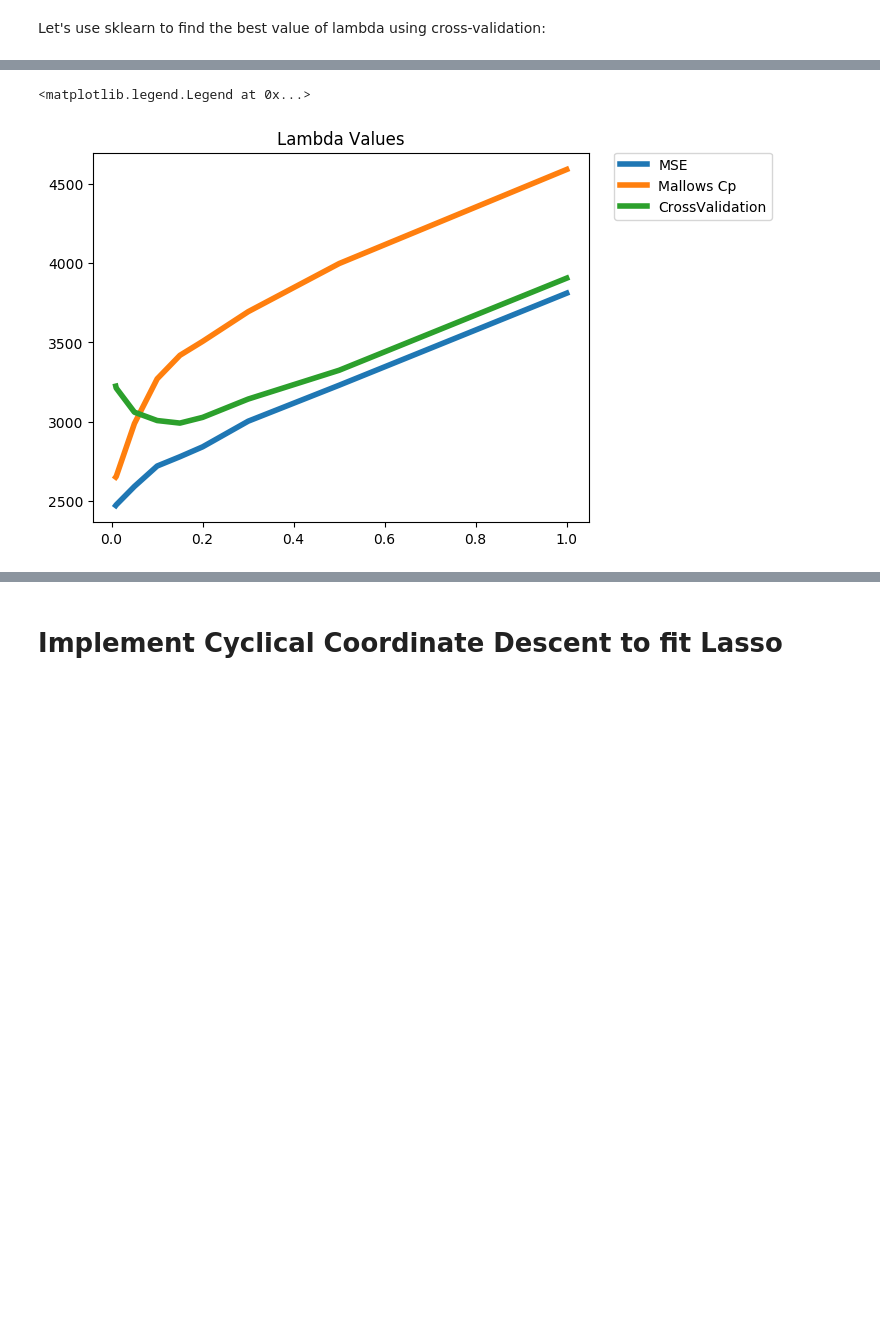
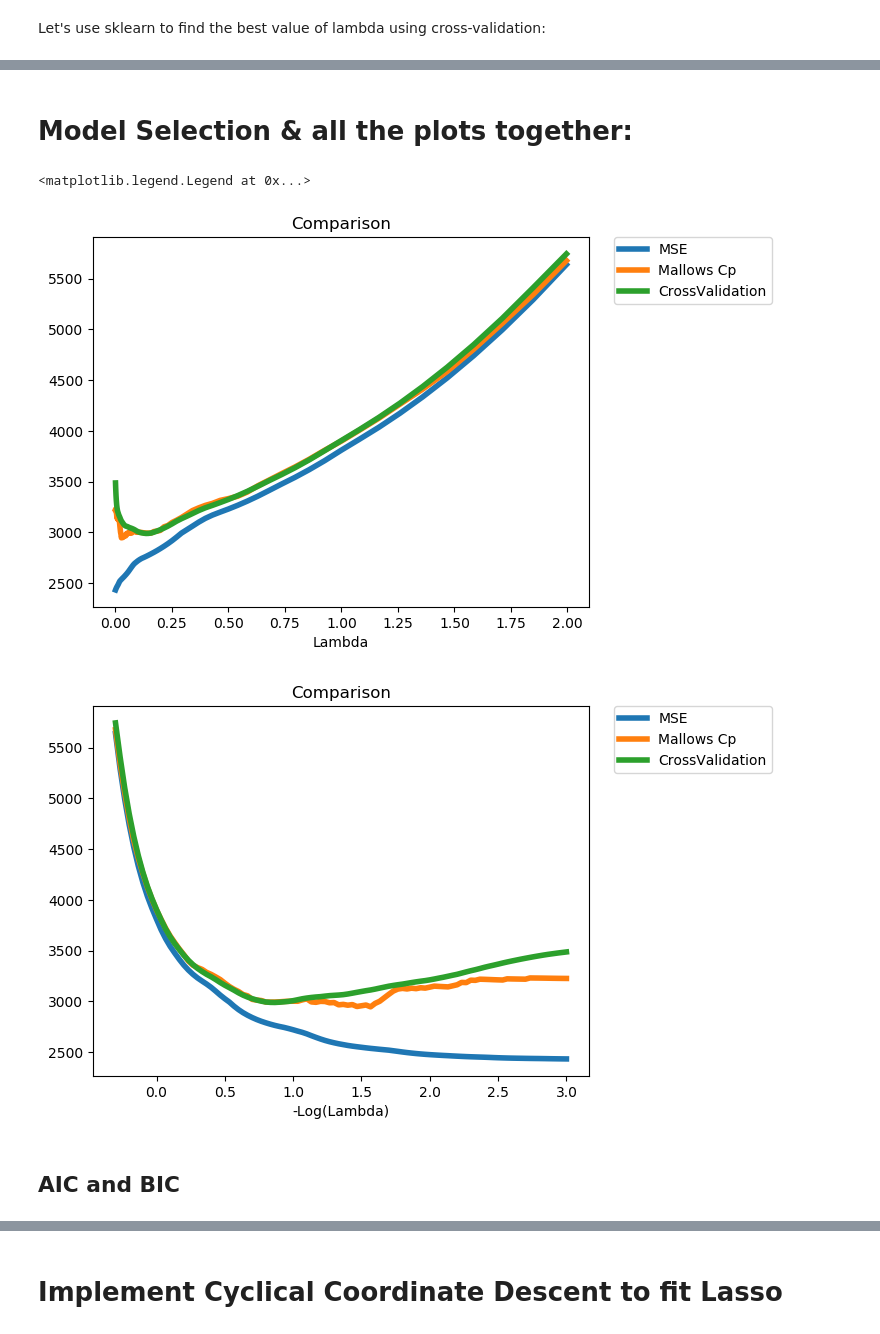
Before and after one commit to anvaribs/SDS385, a Jupyter notebook: exercises/exercises05/sparsity_notebook.ipynb, the cells around one changed output, grey strips where cells are left out. Saved outputs shown, nothing was run; the diff lists cells and outputs as text; code cells hidden in the pictures; blank space fills up the shorter version.

```diff
--- a/exercises/exercises05/sparsity_notebook.ipynb
+++ b/exercises/exercises05/sparsity_notebook.ipynb
@@ -503,7 +539,9 @@ def crossValLasso(X, y, lambdaval , fold = 10):
 # %%
 ## Test Cross Validation
 
-testLambdas = [9e-3, 1e-2, 5e-2, 0.1, 0.15, 0.2, 0.3, 0.5, 1, 1.2, 1.5, 2.]
+# testLambdas = [9e-3, 1e-2, 5e-2, 0.1, 0.15, 0.2, 0.3, 0.5, 1, 1.2, 1.5, 2.]
+testLambdas = np.logspace(-3, 0.3, 100).tolist()
+
 testLambdas.reverse()
 moose = []
 
@@ -643,5 +661,10 @@ quite substantially.
 # %%
 X, Y = load_data()
+X, norms = normalize_features(X)
+testLambdas = np.logspace(-3, 0.3, 100).tolist()
+
+
+
 mse = []
 
 for a in testLambdas:
@@ -652,7 +675,7 @@ for a in testLambdas:
     thismse = norm(diff)**2/ np.size(diff)
     mse.append(thismse)
 
-plt.plot(testLambdas, mse, linewidth=4.0)
-plt.xlabel("Lambda")
-plt.ylabel("Mean Squared Error")
-plt.title("In-Sample Mean Squared prediction error (in-sample MSE)")
+# plt.plot(testLambdas, mse, linewidth=4.0)
+# plt.xlabel("Lambda")
+# plt.ylabel("Mean Squared Error")
+# plt.title("In-Sample Mean Squared prediction error (in-sample MSE)")
@@ -669,19 +689,19 @@ betas = []
 for j in range(len(coeffs[0])):
     betas.append(np.array([ x[j] for x in coeffs ]))
 # %%
-(N,P) = np.shape(X)
+(n,p) = np.shape(X)
 
 # Calculate variance
 ols = LinearRegression()
 ols.fit(X,Y)
 olspred = ols.predict(X)
-sigmasquare = 1 / ( N - P ) * np.sum((Y - olspred)**2)
+sigmasquare = 1 / ( n - p ) * np.sum((Y - olspred)**2)
 
 Cp = copy.copy(mse)
-# Modify in-sample MSE with Mallows terms
+# Add in-sample MSE with Mallows terms
 for j in range(len(Cp)):
     s = len(betas[j]) - np.count_nonzero(betas[j])
-    Cp[j] += 2 * s / N * sigmasquare
+    Cp[j] += 2 * s / n * sigmasquare
 
 plt.plot(testLambdas, Cp, linewidth=4.0)
 plt.xlabel("Lambda")
@@ -693,11 +713,33 @@ plt.title("Mallow's Cp error")
+# %% [markdown]
+# Model Selection & all the plots together:
 # %%
+testLambdas = np.logspace(-3, 0.3, 100).tolist()
+neg_log_lambda = -np.log10(testLambdas)
+moose.reverse()
+
+
 fig1 = plt.figure()
 ax1 = fig1.add_subplot(111)
 ax1.plot(testLambdas,[ m  for m in mse],label="MSE", linewidth=4.0)
 ax1.plot(testLambdas,[ c  for c in Cp],label="Mallows Cp", linewidth=4.0)
 ax1.plot(testLambdas, moose, label="CrossValidation", linewidth=4.0)
-ax1.set_title("Lambda Values")
+ax1.set_title("Comparison")
+plt.xlabel("Lambda")
 ax1.legend(bbox_to_anchor=(1.05, 1), loc=2, borderaxespad=0.)
+fig1.show()
+
+
+fig1 = plt.figure()
+ax1 = fig1.add_subplot(111)
+ax1.plot(neg_log_lambda,[ m  for m in mse],label="MSE", linewidth=4.0)
+ax1.plot(neg_log_lambda,[ c  for c in Cp],label="Mallows Cp", linewidth=4.0)
+ax1.plot(neg_log_lambda, moose, label="CrossValidation", linewidth=4.0)
+ax1.set_title("Comparison")
+plt.xlabel("-Log(Lambda)")
+ax1.legend(bbox_to_anchor=(1.05, 1), loc=2, borderaxespad=0.)
 # %% [output]
 <matplotlib.legend.Legend at 0x...>
-[figure, old version]
+[figure, new version]
+[figure, added]
+# %% [markdown]
+## AIC and BIC
```
Also changed, not shown: parts of 21 cells of this notebook.
